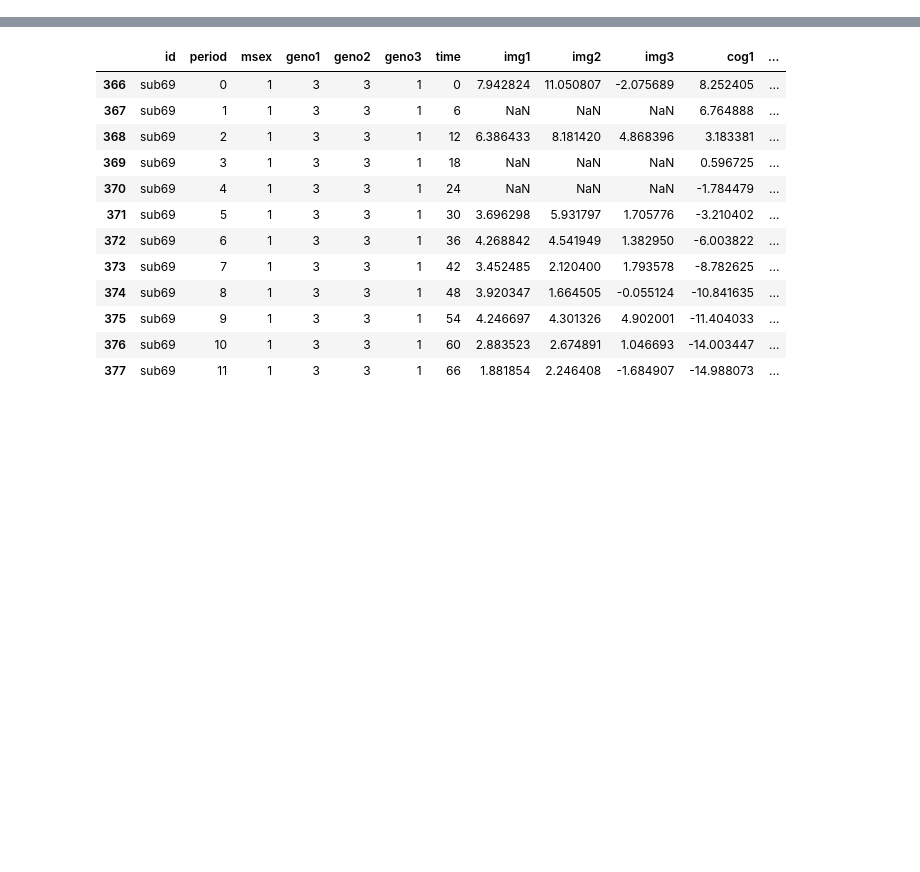
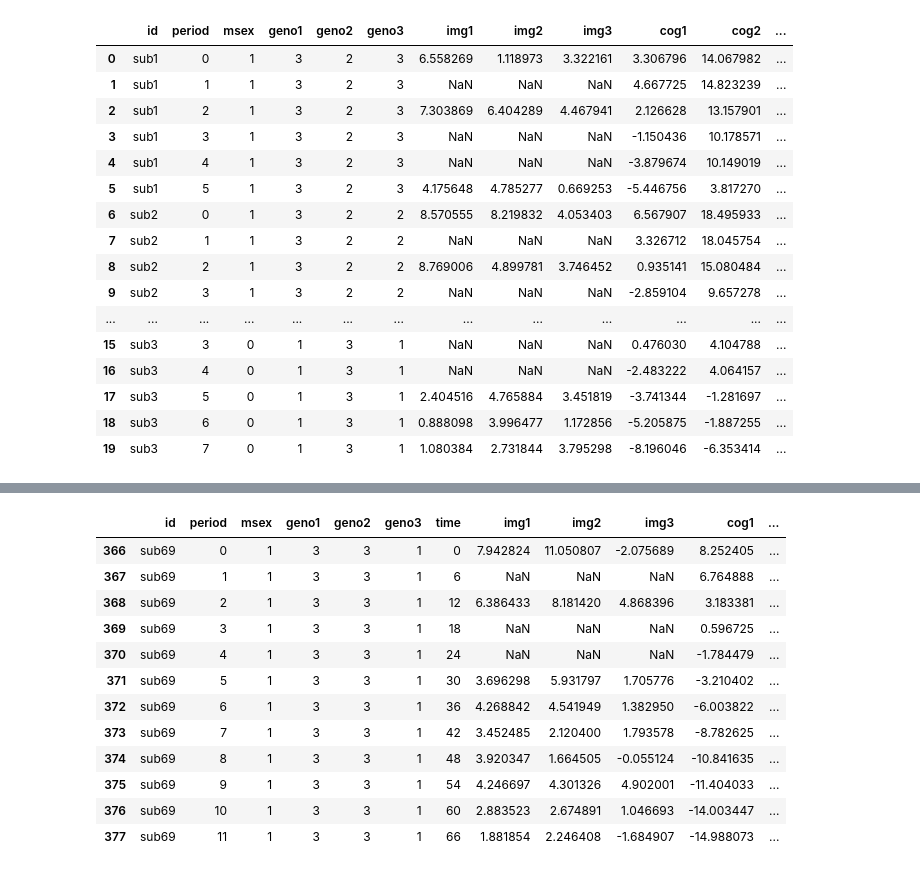
Before and after one commit to josjsjen/latent_ode, a Jupyter notebook: test.ipynb, the cells around one changed output, grey strips where cells are left out. Drawn from its saved outputs; the diff is of its cells as text; code cells hidden in the pictures; blank space fills up the shorter version.

```diff
--- a/test.ipynb
+++ b/test.ipynb
@@ -2,3 +2,5 @@
 import pandas as pd
 
 df = pd.read_csv('data/camh/simdata_long_n100.csv')
+# %%
+df = df.drop(['time'],axis=1)
@@ -4,0 +23,20 @@ df = pd.read_csv('data/camh/simdata_long_n100.csv')
+# %%
+df.head(20)
+# %% [output]
+|  | id | period | msex | geno1 | geno2 | geno3 | img1 | img2 | img3 | cog1 | cog2 | ... |
+| 0 | sub1 | 0 | 1 | 3 | 2 | 3 | 6.558269 | 1.118973 | 3.322161 | 3.306796 | 14.067982 | ... |
+| 1 | sub1 | 1 | 1 | 3 | 2 | 3 | NaN | NaN | NaN | 4.667725 | 14.823239 | ... |
+| 2 | sub1 | 2 | 1 | 3 | 2 | 3 | 7.303869 | 6.404289 | 4.467941 | 2.126628 | 13.157901 | ... |
+| 3 | sub1 | 3 | 1 | 3 | 2 | 3 | NaN | NaN | NaN | -1.150436 | 10.178571 | ... |
+| 4 | sub1 | 4 | 1 | 3 | 2 | 3 | NaN | NaN | NaN | -3.879674 | 10.149019 | ... |
+| 5 | sub1 | 5 | 1 | 3 | 2 | 3 | 4.175648 | 4.785277 | 0.669253 | -5.446756 | 3.817270 | ... |
+| 6 | sub2 | 0 | 1 | 3 | 2 | 2 | 8.570555 | 8.219832 | 4.053403 | 6.567907 | 18.495933 | ... |
+| 7 | sub2 | 1 | 1 | 3 | 2 | 2 | NaN | NaN | NaN | 3.326712 | 18.045754 | ... |
+| 8 | sub2 | 2 | 1 | 3 | 2 | 2 | 8.769006 | 4.899781 | 3.746452 | 0.935141 | 15.080484 | ... |
+| 9 | sub2 | 3 | 1 | 3 | 2 | 2 | NaN | NaN | NaN | -2.859104 | 9.657278 | ... |
+| ... | ... | ... | ... | ... | ... | ... | ... | ... | ... | ... | ... | ... |
+| 15 | sub3 | 3 | 0 | 1 | 3 | 1 | NaN | NaN | NaN | 0.476030 | 4.104788 | ... |
+| 16 | sub3 | 4 | 0 | 1 | 3 | 1 | NaN | NaN | NaN | -2.483222 | 4.064157 | ... |
+| 17 | sub3 | 5 | 0 | 1 | 3 | 1 | 2.404516 | 4.765884 | 3.451819 | -3.741344 | -1.281697 | ... |
+| 18 | sub3 | 6 | 0 | 1 | 3 | 1 | 0.888098 | 3.996477 | 1.172856 | -5.205875 | -1.887255 | ... |
+| 19 | sub3 | 7 | 0 | 1 | 3 | 1 | 1.080384 | 2.731844 | 3.795298 | -8.196046 | -6.353414 | ... |
```
Also changed, not shown: parts of 5 cells of this notebook, 7 other files.
